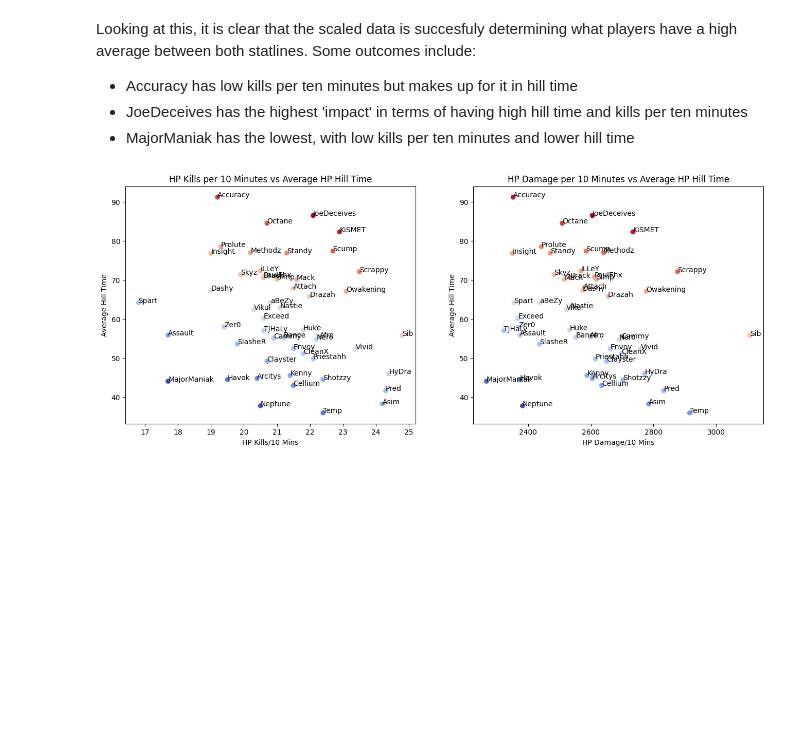
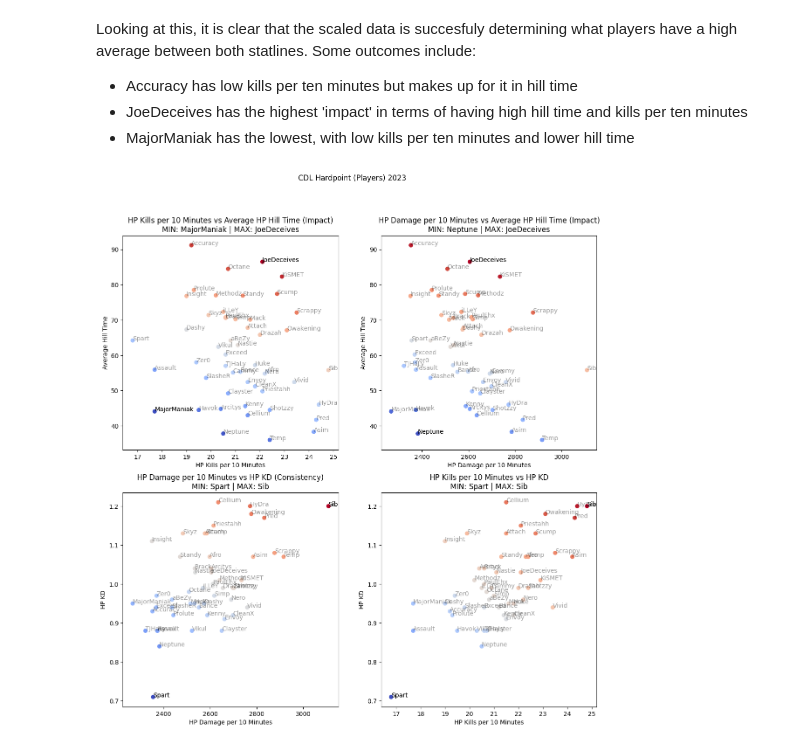
Before and after one commit to charlbbbbb/CDL-Stats, a Jupyter notebook: analysis/player-research.ipynb, the cells around one changed output. Cells and saved outputs as stored; diff of their text form; code cells hidden in the pictures; blank space fills up the shorter version.

```diff
--- a/analysis/player-research.ipynb
+++ b/analysis/player-research.ipynb
@@ -168,40 +168,48 @@ Some outcomes include:
 def scatter_comparison(axis: plt.Axes, title: str , xcol: str, ycol: str, xlabel: str, ylabel: str,
     show_min_max: bool = True, player_col: np.array = None, show_all_players: bool = False):
     """
     axis: the axis to draw the plot on
     title: The title of the plot
     xcol: the column to use as the x values in the plot
     ycol: the column to use for y values
     xlabel:
     ylabel:
     show_min_max: whether or not to plot the player names of the min and max players (from scaled data)
     player_col: column containing player names
     """
     #Scale the data
     #The scale is based on what percentage of the mean value a value makes up
     #This is then averaged between the two datapoints
     scaled_weight = ((xcol/xcol.mean())+(ycol/ycol.mean()))/2
     axis.scatter(x=xcol, y=ycol, c=scaled_weight, cmap='coolwarm')
-    axis.set_title(title)
+    axis.set_title(f"{title}\nMIN: {player_col[(scaled_weight).argmin()]} | MAX: {player_col[(scaled_weight).argmax()]}")
     axis.set_xlabel(xlabel)
     axis.set_ylabel(ylabel)
     if show_all_players:
         for i in range(len(player_col)):
-            axis.text(x=xcol[i], y=ycol[i], s=player_col[i])
-    if show_min_max:
+            axis.text(x=xcol[i], y=ycol[i], s=player_col[i], alpha=0.4)
         min_player_index = (scaled_weight).argmin()
         min_player = player_col[min_player_index]
         axis.text(s=min_player, x=xcol[min_player_index], y=ycol[min_player_index])
 
         max_player_index = (scaled_weight).argmax()
         max_player = player_col[max_player_index]
         axis.text(s=max_player, x=xcol[max_player_index], y=ycol[max_player_index])
 
-fig = plt.figure(figsize=(16, 6))
-ax1, ax2 = fig.subplots(ncols=2, sharey=False)
-scatter_comparison(ax1, "HP Kills per 10 Minutes vs Average HP Hill Time", df['hp_kills_per_10'], df['avg_hp_hill_time'],
-                "HP Kills/10 Mins", "Average Hill Time", False, df['player'], True)
-scatter_comparison(ax2, "HP Damage per 10 Minutes vs Average HP Hill Time", df['hp_dmg_per_10'], df['avg_hp_hill_time'],
-                "HP Damage/10 Mins", "Average Hill Time", False, df['player'], True)
+fig = plt.figure(figsize=(14, 14))
+plt.suptitle("CDL Hardpoint (Players) 2023")
+((ax1, ax2), (ax3, ax4)) = fig.subplots(ncols=2, nrows=2, sharey=False)
+
+scatter_comparison(ax1, "HP Kills per 10 Minutes vs Average HP Hill Time (Impact)", df['hp_kills_per_10'], df['avg_hp_hill_time'],
+                "HP Kills per 10 Minutes", "Average Hill Time", False, df['player'], True)
+
+scatter_comparison(ax2, "HP Damage per 10 Minutes vs Average HP Hill Time (Impact)", df['hp_dmg_per_10'], df['avg_hp_hill_time'],
+                "HP Damage per 10 Minutes", "Average Hill Time", False, df['player'], True)
+
+scatter_comparison(ax3, "HP Damage per 10 Minutes vs HP KD (Consistency)", df['hp_dmg_per_10'], df['hp_kd'],
+                "HP Damage per 10 Minutes", "HP KD", False, df['player'], True)
+
+scatter_comparison(ax4, "HP Kills per 10 Minutes vs HP KD", df['hp_kills_per_10'], df['hp_kd'],
+                "HP Kills per 10 Minutes", "HP KD", False, df['player'], True)
 # %% [output]
-[figure, old version]
+[figure, new version]
```
Also changed, not shown: parts of 2 cells of this notebook.
